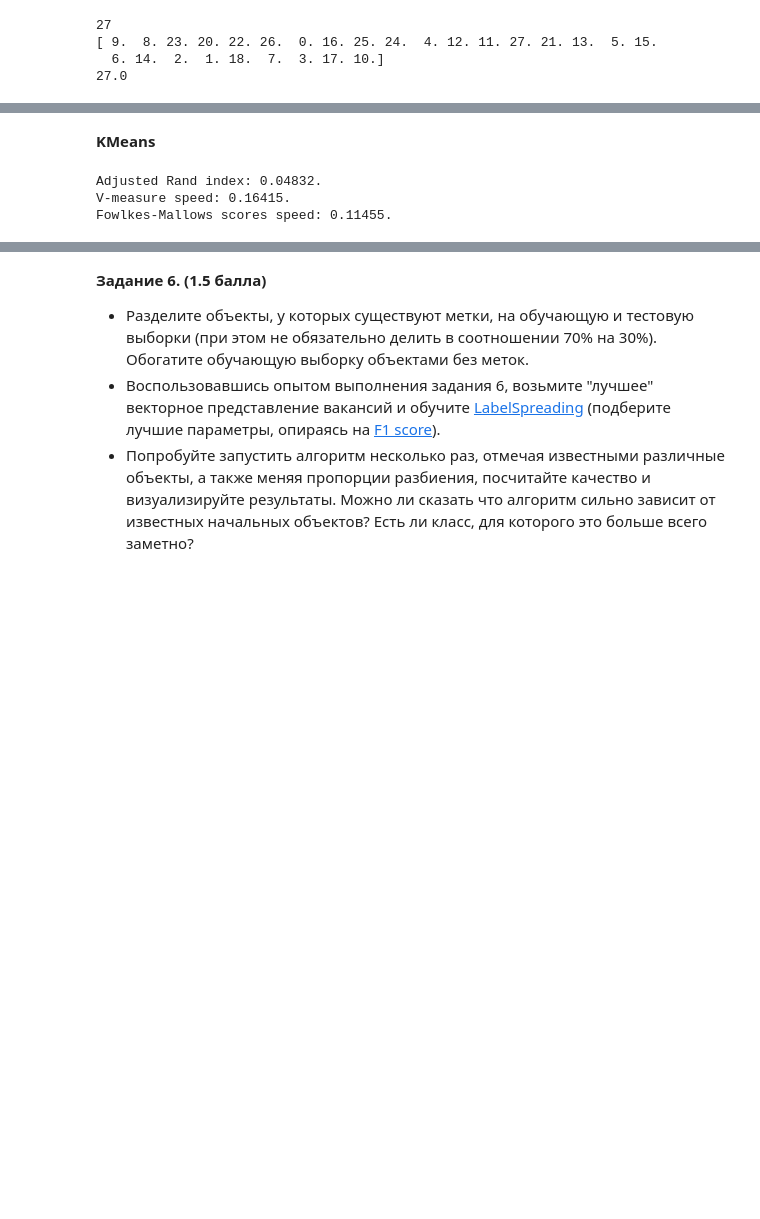
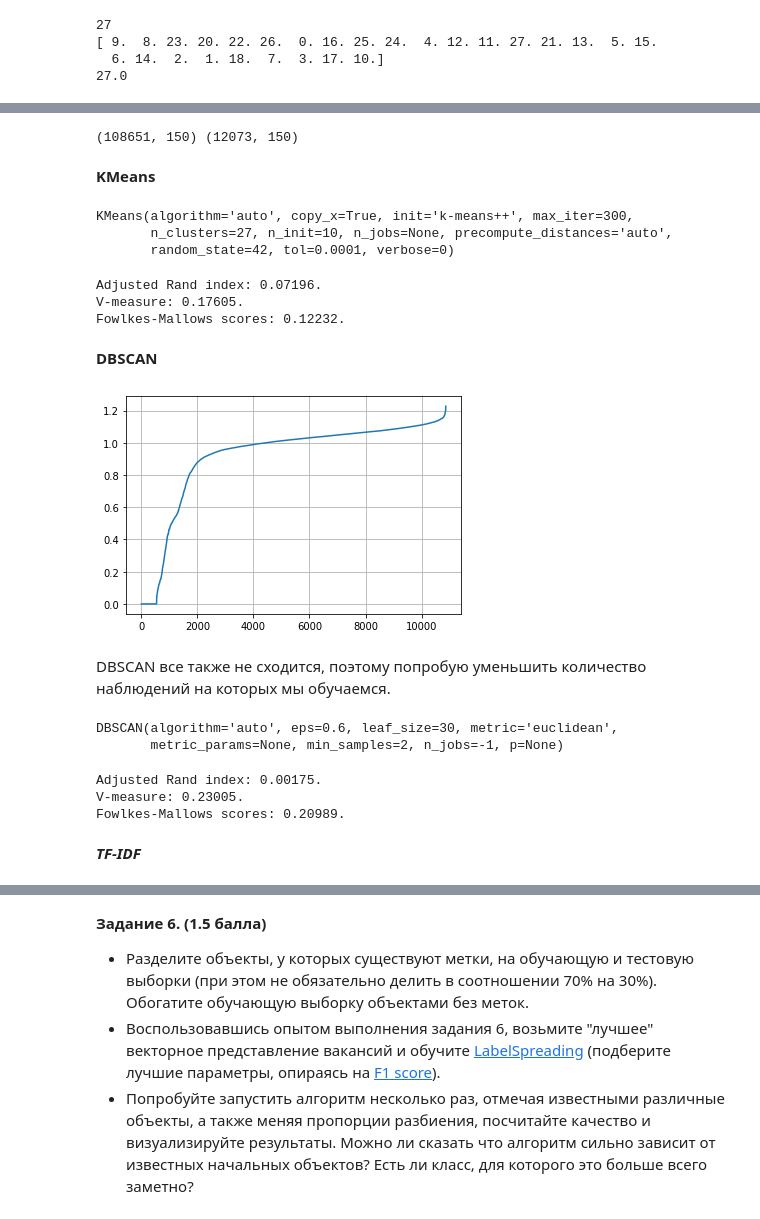
Before and after one commit to Jeniamakarchik/ml_ysda_part_2, a Jupyter notebook: lab2/Lab2.ipynb, the cells around one changed output, grey strips where cells are left out. Drawn from its saved outputs; the diff is of its cells as text; code cells hidden in the pictures; blank space fills up the shorter version.

```diff
--- a/lab2/Lab2.ipynb
+++ b/lab2/Lab2.ipynb
@@ -599,4 +602,10 @@ text_val = data_val['name'] + ' ' + data_val['description']
 text_val = [sent.split() for sent in text_val]
+# %%
+text_tr = pd.read_csv('train.csv')
+text_tr = [sent.split() for sent in text_tr['0']]
+
+text_val = pd.read_csv('val.csv')
+text_val = [sent.split() for sent in text_val['0']]
 # %% [markdown]
 ***Word2Vec***
 # %%
@@ -619,7 +630,7 @@ print(data_val['category'].nunique())
 print(data_val['category'].unique())
 print(data_val['category'].max())
 
-n_clusters = int(data_val['category'].max()) + 1
+n_clusters = int(data_val['category'].nunique())
 # %% [output]
 27
 [ 9.  8. 23. 20. 22. 26.  0. 16. 25. 24.  4. 12. 11. 27. 21. 13.  5. 15.
@@ -628,2 +641,9 @@ n_clusters = int(data_val['category'].max()) + 1
+# %%
+emb_tr /= np.linalg.norm(emb_tr, axis=1).reshape(-1, 1)
+emb_val /= np.linalg.norm(emb_val, axis=1).reshape(-1, 1)
+
+print(emb_tr.shape, emb_val.shape)
+# %% [output]
+(108651, 150) (12073, 150)
 # %% [markdown]
 **KMeans**
@@ -630,14 +653,52 @@ n_clusters = int(data_val['category'].max()) + 1
 # %%
 kmeans = KMeans(n_clusters=n_clusters, init='k-means++', random_state=42)
 kmeans.fit(emb_tr)
+# %% [output]
+KMeans(algorithm='auto', copy_x=True, init='k-means++', max_iter=300,
+       n_clusters=27, n_init=10, n_jobs=None, precompute_distances='auto',
+       random_state=42, tol=0.0001, verbose=0)
 # %%
 labels_true = data_val['category'].tolist()
 labels_pred = kmeans.predict(emb_val)
 
 print(f'Adjusted Rand index: {metrics.adjusted_rand_score(labels_true, labels_pred):.5f}.')
-print(f'V-measure speed: {metrics.v_measure_score(labels_true, labels_pred):.5f}.')
-print(f'Fowlkes-Mallows scores speed: {metrics.fowlkes_mallows_score(labels_true, labels_pred):.5f}.')
+print(f'V-measure: {metrics.v_measure_score(labels_true, labels_pred):.5f}.')
+print(f'Fowlkes-Mallows scores: {metrics.fowlkes_mallows_score(labels_true, labels_pred):.5f}.')
 # %% [output]
-Adjusted Rand index: 0.04832.
-V-measure speed: 0.16415.
-Fowlkes-Mallows scores speed: 0.11455.
+Adjusted Rand index: 0.07196.
+V-measure: 0.17605.
+Fowlkes-Mallows scores: 0.12232.
+# %% [markdown]
+**DBSCAN**
+# %%
+import matplotlib.pyplot as plt
+
+mean_dist = get_distance_for_core_obj(emb_tr[::10], 2)
+plt.plot(np.sort(mean_dist))
+plt.grid()
+plt.show()
+# %% [output]
+[figure, added]
+# %% [markdown]
+DBSCAN все также не сходится, поэтому попробую уменьшить количество наблюдений на которых мы обучаемся.
+# %%
+from sklearn.cluster import DBSCAN
+
+dbscan = DBSCAN(min_samples=2, eps=0.6, n_jobs=-1)
+dbscan.fit(np.concatenate([emb_tr[::10], emb_val]))
+# %% [output]
+DBSCAN(algorithm='auto', eps=0.6, leaf_size=30, metric='euclidean',
+       metric_params=None, min_samples=2, n_jobs=-1, p=None)
+# %%
+labels_true = data_val['category'].tolist()
+labels_pred = dbscan.labels_[len(emb_tr[::10]):]
+
+print(f'Adjusted Rand index: {metrics.adjusted_rand_score(labels_true, labels_pred):.5f}.')
+print(f'V-measure: {metrics.v_measure_score(labels_true, labels_pred):.5f}.')
+print(f'Fowlkes-Mallows scores: {metrics.fowlkes_mallows_score(labels_true, labels_pred):.5f}.')
+# %% [output]
+Adjusted Rand index: 0.00175.
+V-measure: 0.23005.
+Fowlkes-Mallows scores: 0.20989.
+# %% [markdown]
+***TF-IDF***
```
Also changed, not shown: parts of 108 cells of this notebook.
